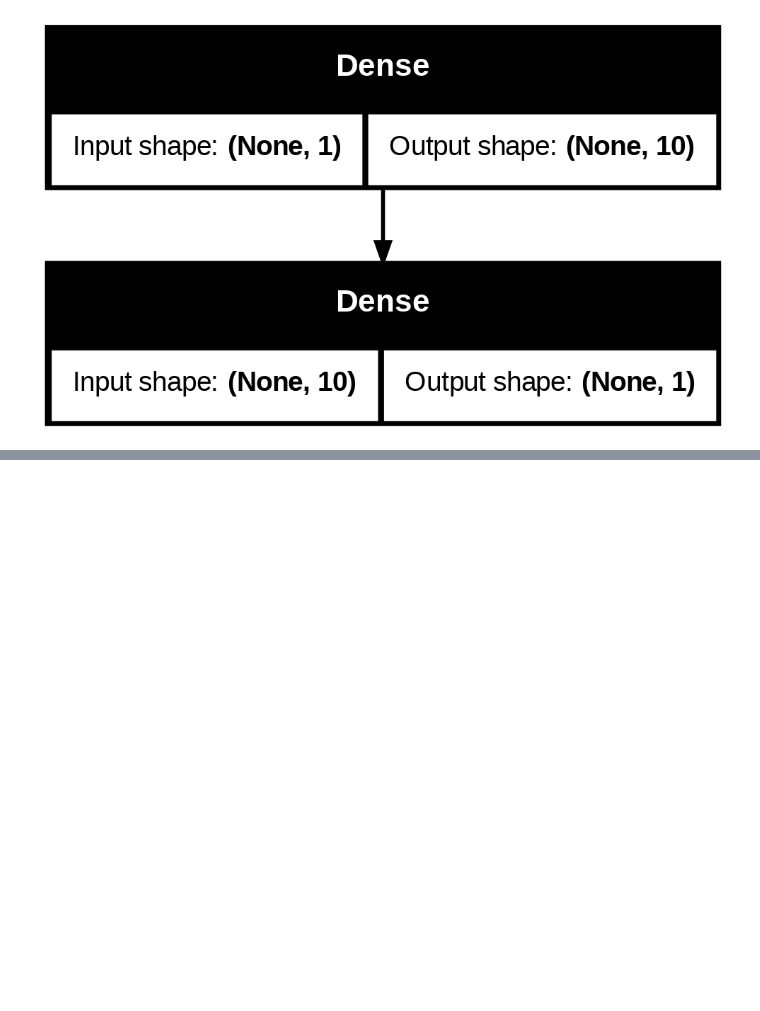
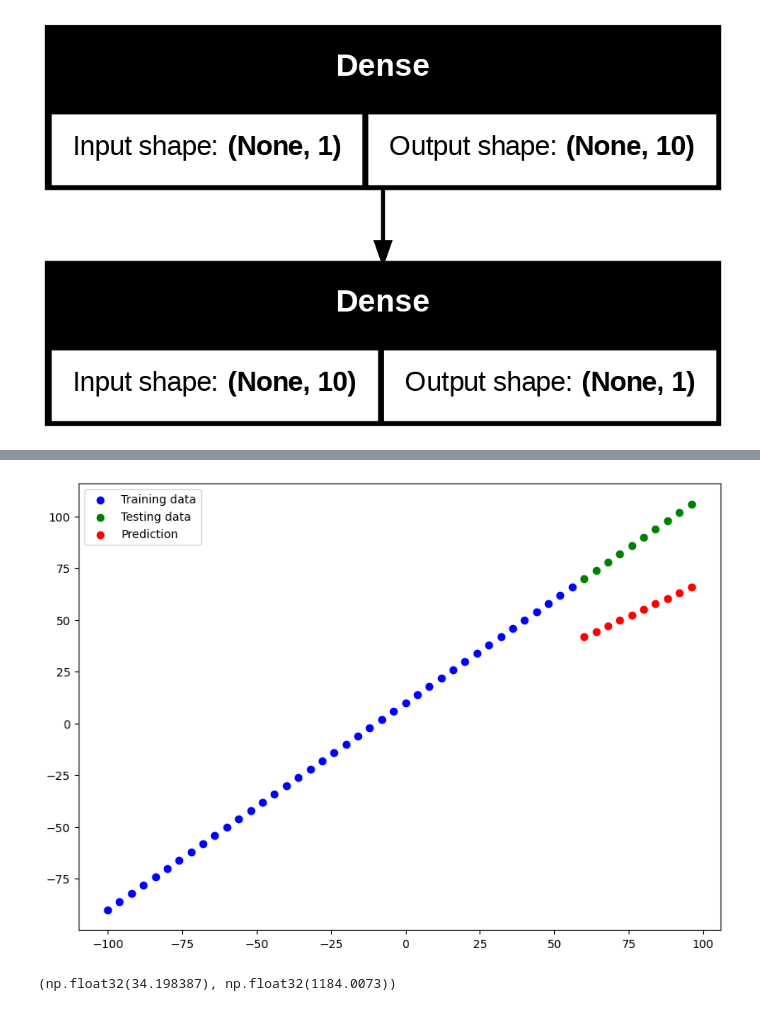
Before and after one commit to bhavangond/TensorFlow, a Jupyter notebook: 01_neural_network_regression_with_tensorflow.ipynb, the cells around one changed output, grey strips where cells are left out. Cells and saved outputs as stored; diff of their text form; code cells hidden in the pictures; blank space fills up the shorter version.

```diff
--- a/01_neural_network_regression_with_tensorflow.ipynb
+++ b/01_neural_network_regression_with_tensorflow.ipynb
@@ -274,0 +396,13 @@ plot_model(model=model,show_shapes=True)
+# %%
+# model 2
+tf.random.set_seed(42)
+
+model_2=tf.keras.Sequential([
+    tf.keras.layers.Dense(10),
+    tf.keras.layers.Dense(1)])
+
+model_2.compile(loss=tf.keras.losses.mae,
+                optimizer=tf.keras.optimizers.SGD(),
+                metrics=["mse"])
+
+model_2.fit(X_train,y_train,epochs=100)
@@ -274,0 +428,5 @@ plot_model(model=model,show_shapes=True)
+# %%
+# Prediction
+y_pred_2=model_2.predict(X_test)
+plot_prediction(predictions=y_pred_2)
+# %% [output]
@@ -274,0 +434,8 @@ plot_model(model=model,show_shapes=True)
+[figure, added]
+# %%
+# evaluation metrics
+mae_2=mae(y_test,y_pred_2)
+mse_2=mse(y_test,y_pred_2)
+mae_2,mse_2
+# %% [output]
+(np.float32(34.198387), np.float32(1184.0073))
```
Also changed, not shown: parts of 35 cells of this notebook.
